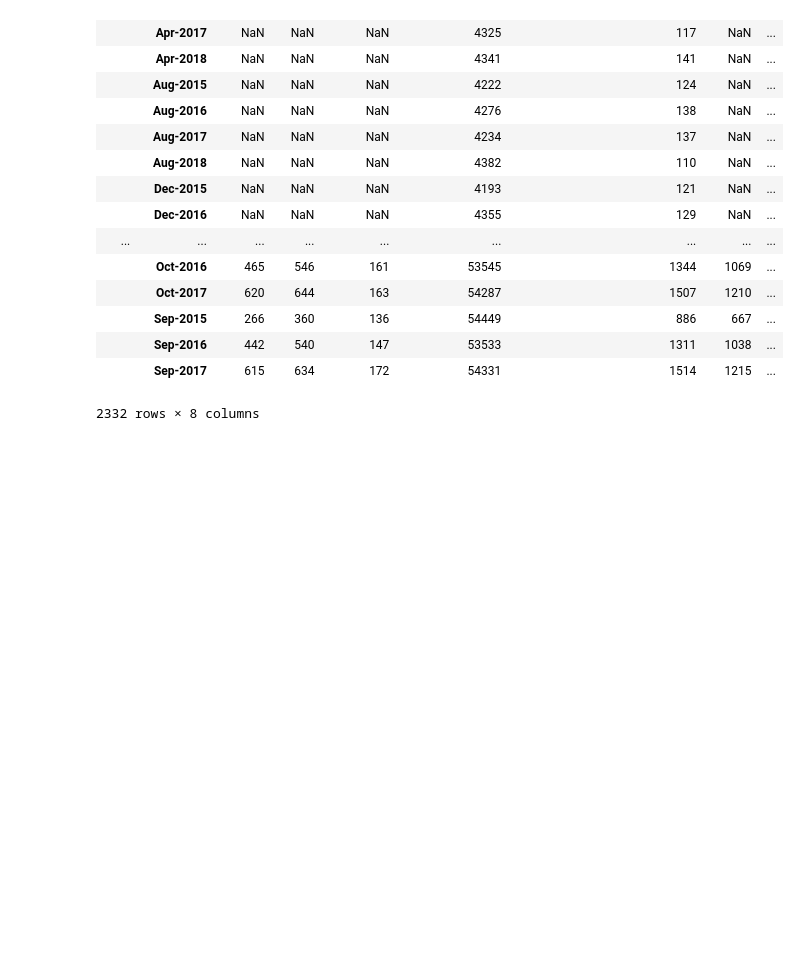
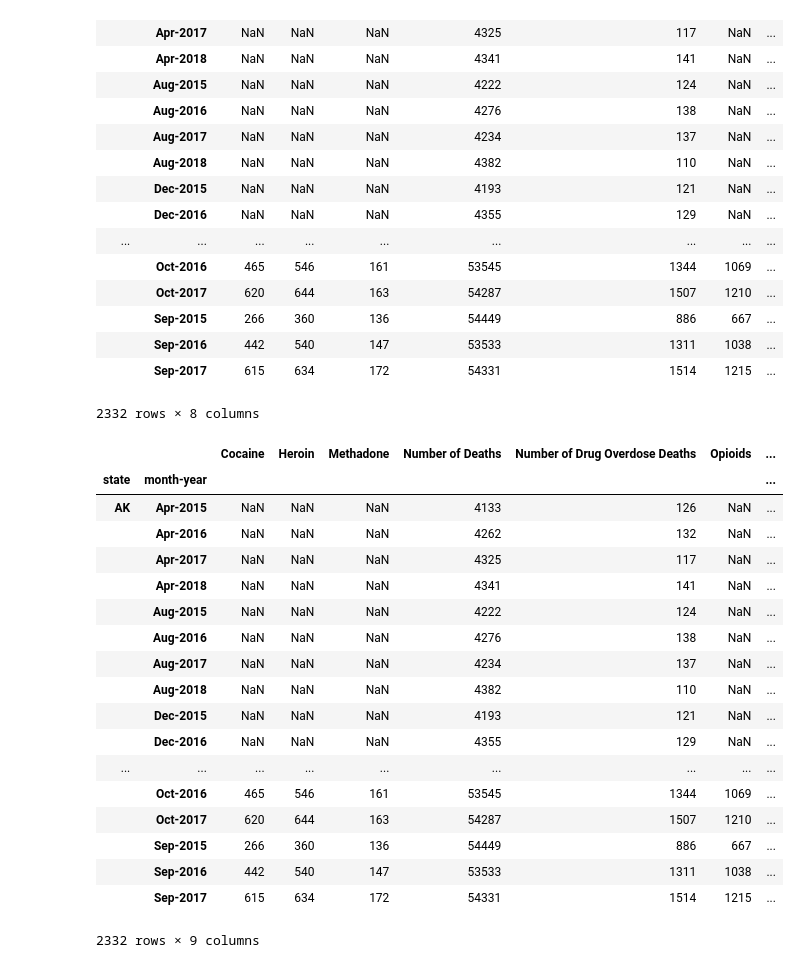
Before and after one commit to Sujin-owl/Project2, a Jupyter notebook: combined_drug_unemployment.ipynb, the cells around one changed output. Drawn from its saved outputs; the diff is of its cells as text; code cells hidden in the pictures; blank space fills up the shorter version.

```diff
--- a/combined_drug_unemployment.ipynb
+++ b/combined_drug_unemployment.ipynb
@@ -51,15 +51,15 @@ All_States_df.head()
 | 3 | AR |
 | 4 | CA |
 # %%
-#for MAC
+# for MAC
 # print out the location of the driver
 # !which chromedriver
 
 # identify location of chromedriver and store it as a variable
-# driverPath = !which chromedriver
+driverPath = !which chromedriver
 
-# # Setup configuration variables to enable Splinter to interact with browser
-# executable_path = {'executable_path': driverPath[0]}
-# browser = Browser('chrome', **executable_path, headless=False)
+# Setup configuration variables to enable Splinter to interact with browser
+executable_path = {'executable_path': driverPath[0]}
+browser = Browser('chrome', **executable_path, headless=False)
 # %%
 #Get chromedriver and splinter  up and running for PC
@@ -240,5 +259,26 @@ engine = create_engine(f"mysql://{dbuser}:{dbpassword}@{dbhost}:{dbport}/{dbname
 drug_pivot.to_sql('drug', engine, index=True, if_exists="append")
 # %%
 combined_df = drug_pivot.join(unemploy_df)
+combined_df
+# %% [output]
+|  |  | Cocaine | Heroin | Methadone | Number of Deaths | Number of Drug Overdose Deaths | Opioids | ... |
+| state | month-year |  |  |  |  |  |  | ... |
+| AK | Apr-2015 | NaN | NaN | NaN | 4133 | 126 | NaN | ... |
+|  | Apr-2016 | NaN | NaN | NaN | 4262 | 132 | NaN | ... |
+|  | Apr-2017 | NaN | NaN | NaN | 4325 | 117 | NaN | ... |
+|  | Apr-2018 | NaN | NaN | NaN | 4341 | 141 | NaN | ... |
+|  | Aug-2015 | NaN | NaN | NaN | 4222 | 124 | NaN | ... |
+|  | Aug-2016 | NaN | NaN | NaN | 4276 | 138 | NaN | ... |
+|  | Aug-2017 | NaN | NaN | NaN | 4234 | 137 | NaN | ... |
+|  | Aug-2018 | NaN | NaN | NaN | 4382 | 110 | NaN | ... |
+|  | Dec-2015 | NaN | NaN | NaN | 4193 | 121 | NaN | ... |
+|  | Dec-2016 | NaN | NaN | NaN | 4355 | 129 | NaN | ... |
+| ... | ... | ... | ... | ... | ... | ... | ... | ... |
+|  | Oct-2016 | 465 | 546 | 161 | 53545 | 1344 | 1069 | ... |
+|  | Oct-2017 | 620 | 644 | 163 | 54287 | 1507 | 1210 | ... |
+|  | Sep-2015 | 266 | 360 | 136 | 54449 | 886 | 667 | ... |
+|  | Sep-2016 | 442 | 540 | 147 | 53533 | 1311 | 1038 | ... |
+|  | Sep-2017 | 615 | 634 | 172 | 54331 | 1514 | 1215 | ... |
+2332 rows × 9 columns
 # %%
 combined_df.to_sql('combined', engine, index=True, if_exists="append")
```
Also changed, not shown: parts of 2 cells of this notebook.
